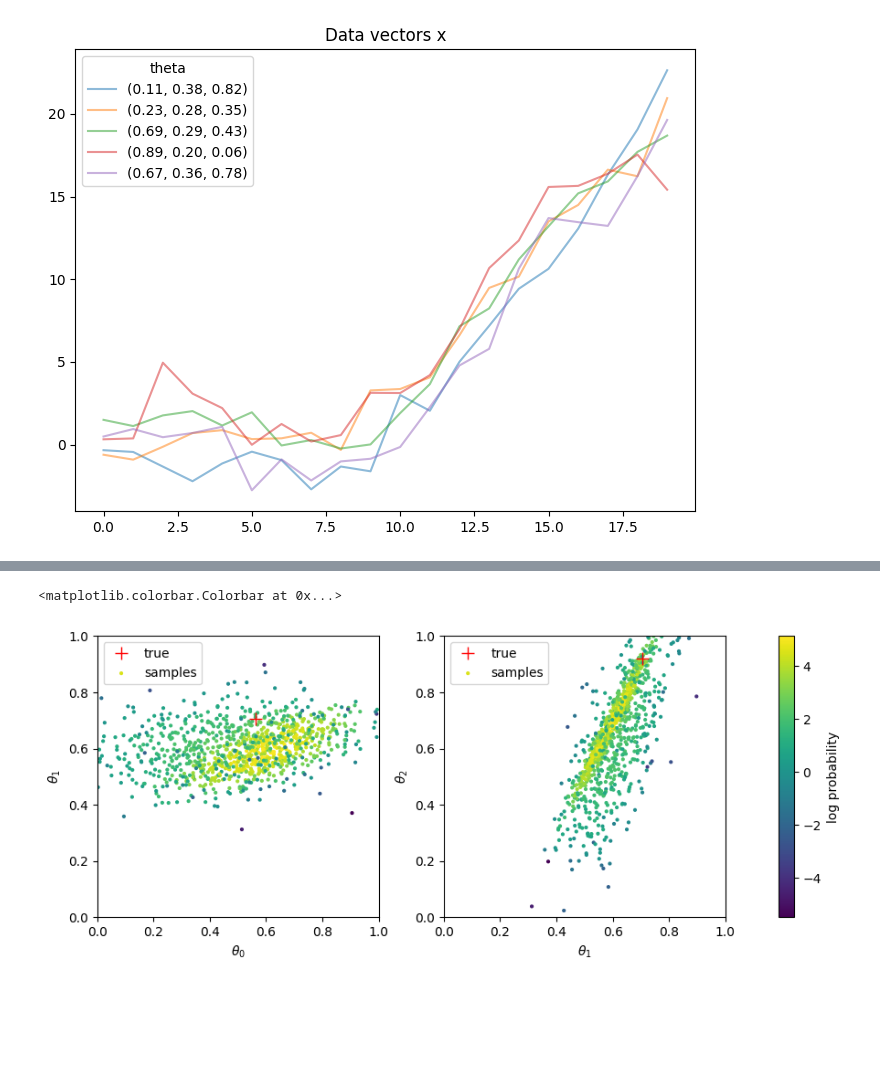
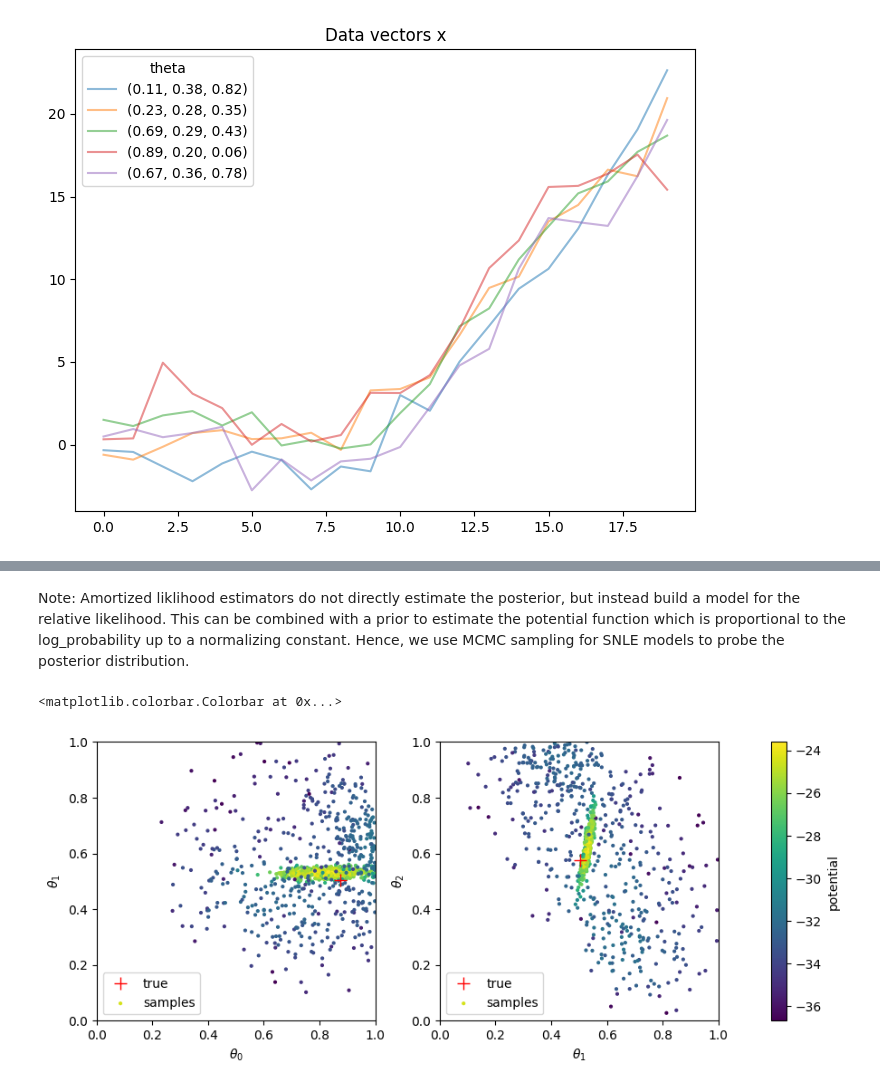
Before and after one commit to maho3/ltu-ili, a Jupyter notebook: notebooks/tutorial.ipynb, the cells around one changed output, grey strips where cells are left out. Saved outputs shown, nothing was run; the diff lists cells and outputs as text; code cells hidden in the pictures; blank space fills up the shorter version.

```diff
--- a/notebooks/tutorial.ipynb
+++ b/notebooks/tutorial.ipynb
@@ -38,7 +41,7 @@ x = np.array([simulator(t) for t in theta])
 loader = NumpyLoader(x=x, theta=theta)
 # %%
 # plot some examples of the data
-f, ax = plt.subplots(figsize=(8, 6))
+fig, ax = plt.subplots(figsize=(8, 6))
 for i in range(5):
     ind = np.random.randint(len(theta))
     ax.plot(x[ind], alpha=0.5, label=f'(%.2f, %.2f, %.2f)' % tuple(theta[ind]))
@@ -80,3 +194,33 @@ runner = SBIRunner(
+# %%
+# define a prior
+prior = sbi.utils.BoxUniform(low=(0,0,0), high=(1,1,1))
+
+# define an inference class (here, we are doing amortized likelihood inference)
+inference_class = sbi.inference.SNLE
+
+# instantiate your neural networks to be used as an ensemble
+nets = [
+    sbi.utils.likelihood_nn(model='maf', hidden_features=50, num_transforms=5),
+    sbi.utils.likelihood_nn(model='mdn', hidden_features=50, num_components=2)
+]
+
+# define training arguments
+train_args = {
+    'training_batch_size': 32,
+    'learning_rate': 1e-4
+}
+
+# initialize the trainer
+runner = SBIRunner(
+    prior=prior,
+    inference_class=inference_class,
+    nets=nets,
+    device=device,
+    embedding_net=None,
+    train_args=train_args,
+    proposal=None,
+    output_path=None  # no output path, so nothing will be saved to file
+)
 # %%
 # train the model. this outputs a posterior model and training logs
 posterior, summaries = runner(loader=loader)
@@ -108,27 +249,32 @@ ax.legend()
 # choose a random input
 ind = np.random.randint(len(theta))
 
-# generate samples from the posterior
-samples = posterior.sample((1000,), x[ind])
+# generate samples from the posterior using MCMC
+samples = posterior.sample(
+    (1000,), x[ind],
+    method='slice_np_vectorized', num_chains=4
+)
 
-# calculate the log_prob for each sample
-log_prob = posterior.log_prob(samples, x[ind])
+# calculate the potential (prop. to log_prob) for each sample
+log_prob = posterior.potential(samples, x[ind])
+# %% [markdown]
+Note: Amortized liklihood estimators do not directly estimate the posterior, but instead build a model for the relative likelihood. This can be combined with a prior to estimate the potential function which is proportional to the log_probability up to a normalizing constant. Hence, we use MCMC sampling for SNLE models to probe the posterior distribution.
 # %%
 # plot the posterior samples and the true value
 f, axs = plt.subplots(1, 3, figsize=(10,4), gridspec_kw={'width_ratios': [1,1,0.05]})
 for i in range(2):
     axs[i].plot(theta[ind,i], theta[ind,i+1], 'r+', markersize=10, label='true')
     im = axs[i].scatter(samples[:,i], samples[:,i+1], c=log_prob, s=4, label='samples')
     axs[i].set_aspect('equal')
     axs[i].set_xlim(0,1)
     axs[i].set_ylim(0,1)
     axs[i].set_xlabel(f'$\\theta_{i}$')
     axs[i].set_ylabel(f'$\\theta_{i+1}$')
     axs[i].legend()
-plt.colorbar(im, label='log probability', use_gridspec=True, cax=axs[2])
+plt.colorbar(im, label='potential', use_gridspec=True, cax=axs[2])
 # %% [output]
 <matplotlib.colorbar.Colorbar at 0x...>
-[figure, old version]
+[figure, new version]
 # %%
 # use ltu-ili's built-in validation metrics to plot the posterior for this point
 metric = PlotSinglePosterior(
```
Also changed, not shown: parts of 29 cells of this notebook.
